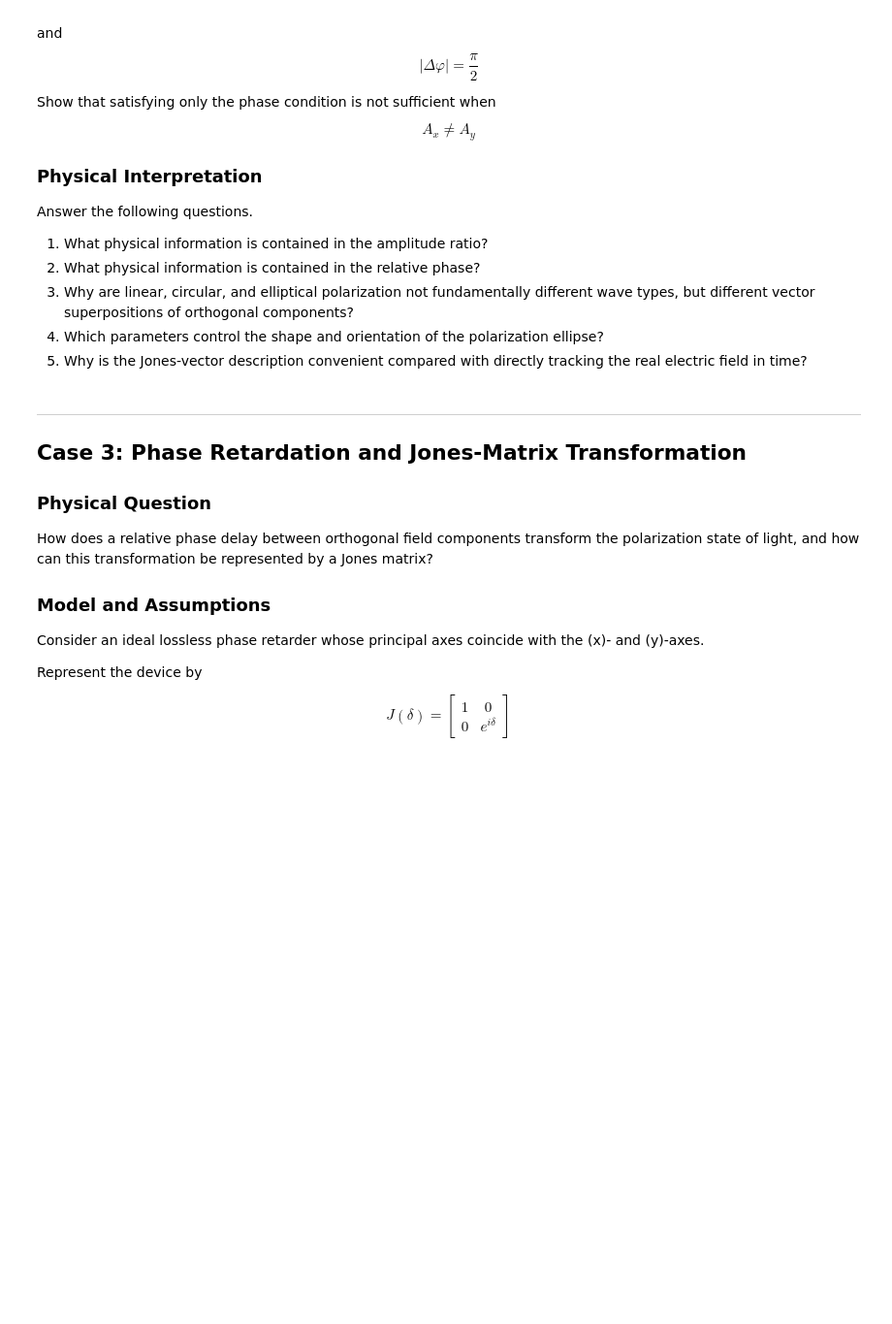
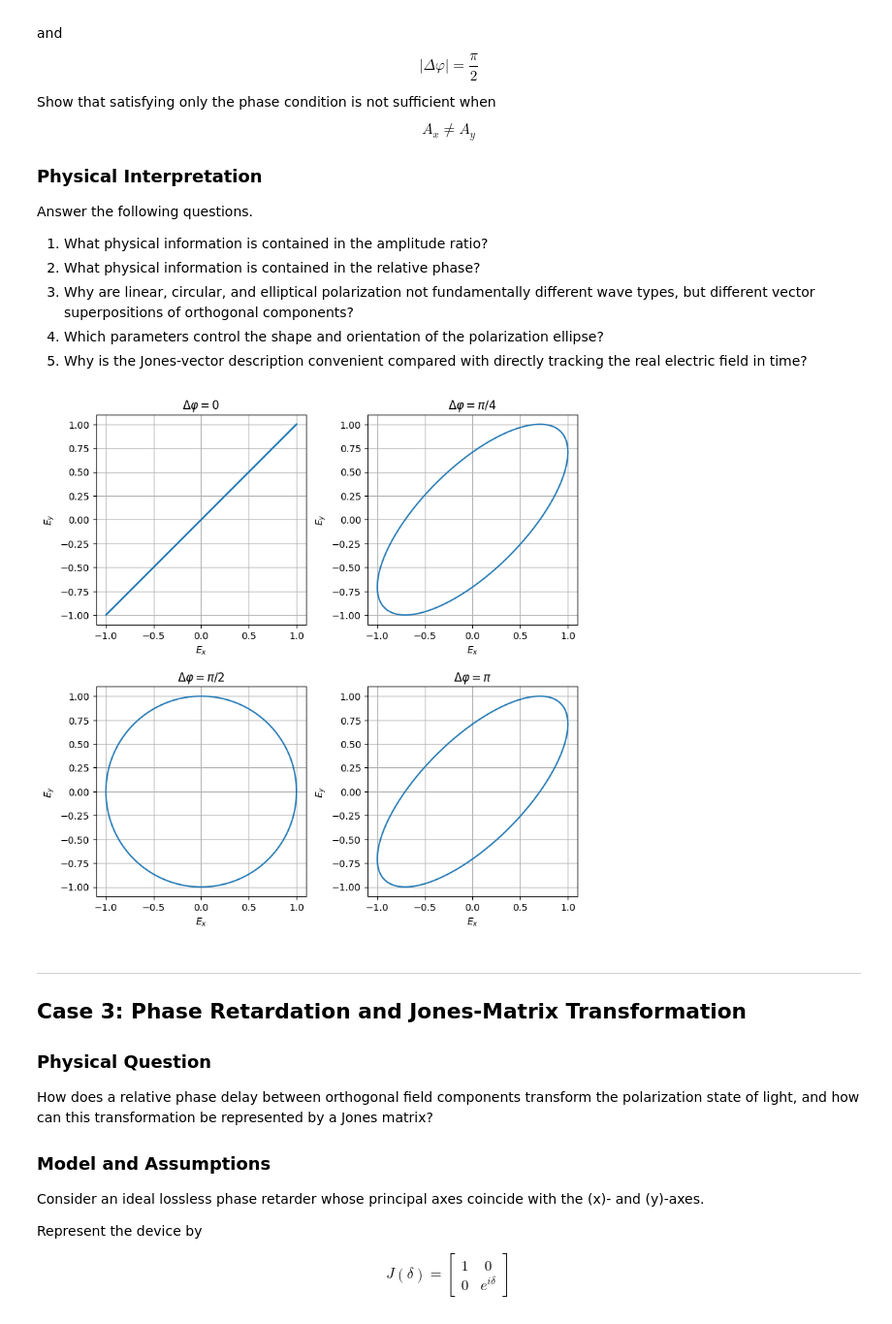
Before and after one commit to hyerim1212/maxwell-to-programmable-photonics, a Jupyter notebook: notebooks/08_wave_superposition_polarization_and_interference.ipynb, the cells around one changed output. Shown at 97% size. Cells and saved outputs as stored; diff of their text form; code cells hidden in the pictures; blank space fills up the shorter version.

Commit message:
add some case study draft in 08 note

```diff
--- a/notebooks/08_wave_superposition_polarization_and_interference.ipynb
+++ b/notebooks/08_wave_superposition_polarization_and_interference.ipynb
@@ -677,6 +731,70 @@ Answer the following questions.
 3. Why are linear, circular, and elliptical polarization not fundamentally different wave types, but different vector superpositions of orthogonal components?
 4. Which parameters control the shape and orientation of the polarization ellipse?
 5. Why is the Jones-vector description convenient compared with directly tracking the real electric field in time?
+# %%
+A_x = 1
+A_y = 1
+
+phase_time = np.linspace(0.0, 2.0 * np.pi, 201)
+delta_varphi = np.asarray([0.0, np.pi/4, np.pi/2, np.pi/4])
+# %%
+E_x_total = []
+E_y_total = []
+
+for delta_phi in delta_varphi:
+
+    field_x = complex_field(A_x, 0.0)
+    field_y = complex_field(A_y, delta_phi)
+
+    polarization_state = jones_vector(field_x, field_y)
+
+    E_x = np.real(polarization_state[0] * np.exp(-1j * phase_time))
+    E_x_total.append(E_x)
+
+    E_y = np.real(polarization_state[1] * np.exp(-1j * phase_time))
+    radius_squared = E_x**2 + E_y**2
+    E_y_total.append(E_y)
+
+
+
+E_x_total = np.asarray(E_x_total)
+E_y_total = np.asarray(E_y_total)
+
+line_residual_0 = np.max(np.abs(E_y - E_x))
+line_residual_pi = np.max(np.abs(E_y + E_x))
+circle_residual = np.max(np.abs(radius_squared - 1.0))
+
+fig, axes = plt.subplots(2, 2, figsize=(8, 8))
+
+titles = [
+    r"$\Delta\varphi = 0$",
+    r"$\Delta\varphi = \pi/4$",
+    r"$\Delta\varphi = \pi/2$",
+    r"$\Delta\varphi = \pi$",
+]
+
+for i, ax in enumerate(axes.flat):
+
+    ax.set_xlim(-1.1, 1.1)
+    ax.set_ylim(-1.1, 1.1)
+
+    ax.plot(
+        E_x_total[i],
+        E_y_total[i]
+    )
+
+    ax.set_title(titles[i])
+    ax.set_xlabel(r"$E_x$")
+    ax.set_ylabel(r"$E_y$")
+    ax.set_aspect("equal")
+    ax.grid()
+
+plt.tight_layout()
+plt.show()
+
+# 내일 case 2 task B 부터
+# %% [output]
+[figure, added]
 # %% [markdown]
 ---
 
```
Also changed, not shown: parts of 3 cells of this notebook.
